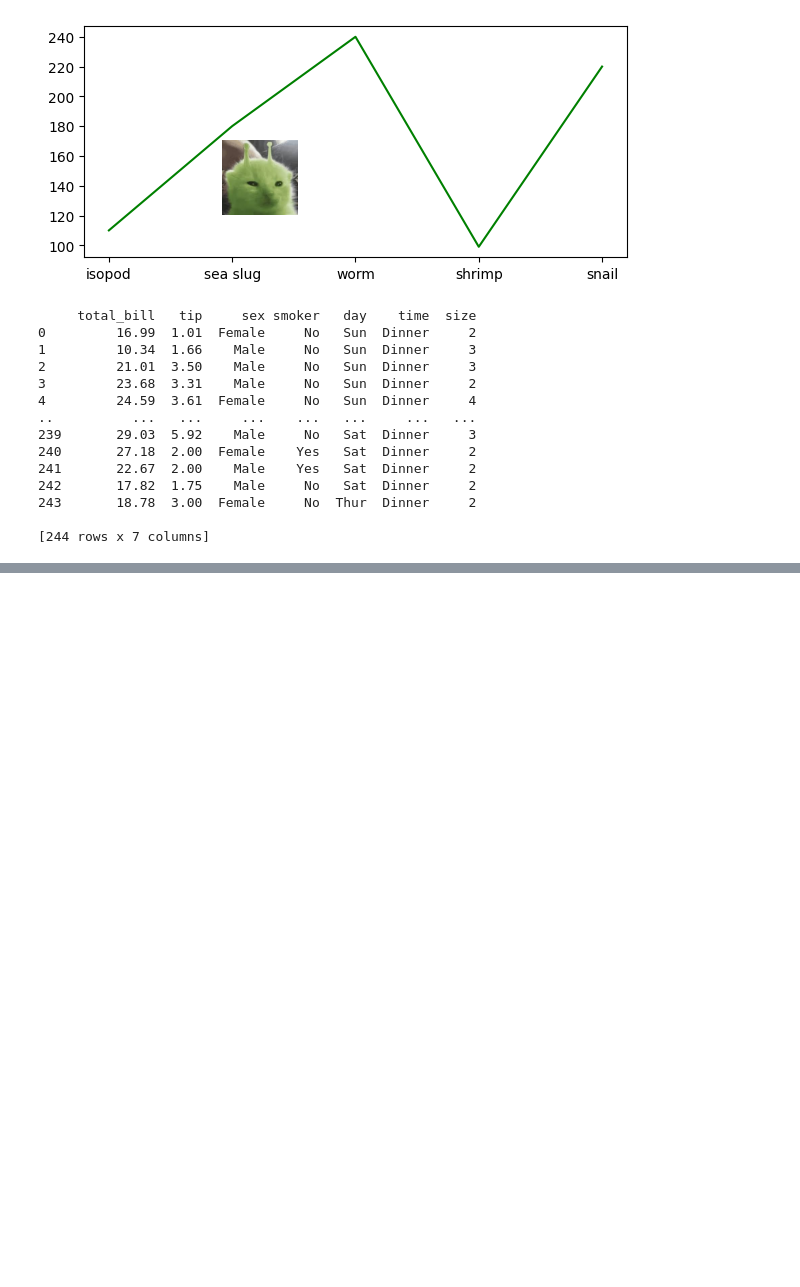
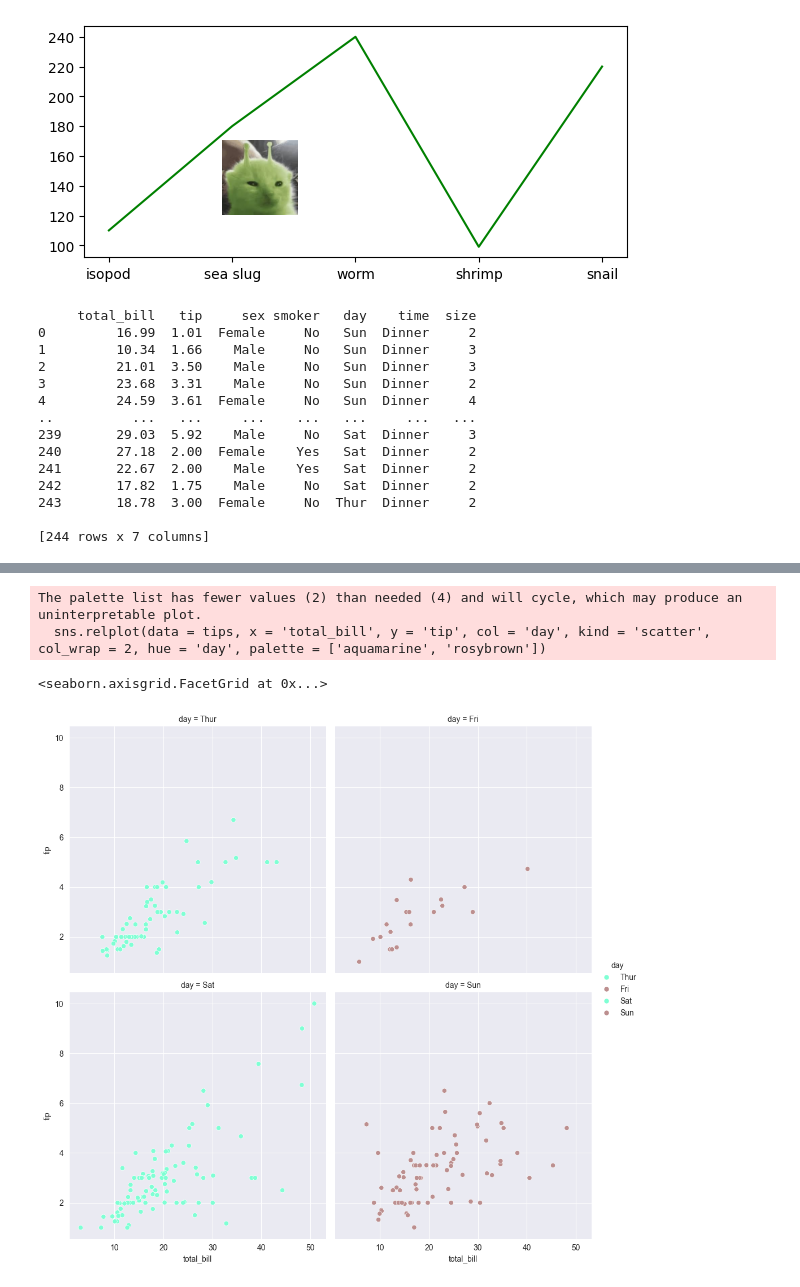
Before and after one commit to syueqiao/visualization, a Jupyter notebook: 02_activities/assignments/participation/2026.01.29.session5.ipynb, the cells around one changed output, grey strips where cells are left out. Cells and saved outputs as stored; diff of their text form; code cells hidden in the pictures; blank space fills up the shorter version.

```diff
--- a/02_activities/assignments/participation/2026.01.29.session5.ipynb
+++ b/02_activities/assignments/participation/2026.01.29.session5.ipynb
@@ -68,0 +94,7 @@ sns.lineplot(data = tips,
+# %%
+sns.relplot(data = tips, x = 'total_bill', y = 'tip', col = 'day', kind = 'scatter', col_wrap = 2, hue = 'day', palette = ['aquamarine', 'rosybrown'])
+# %% [output]
+The palette list has fewer values (2) than needed (4) and will cycle, which may produce an uninterpretable plot.
+  sns.relplot(data = tips, x = 'total_bill', y = 'tip', col = 'day', kind = 'scatter', col_wrap = 2, hue = 'day', palette = ['aquamarine', 'rosybrown'])
+<seaborn.axisgrid.FacetGrid at 0x...>
+[figure, added]
```
Also changed, not shown: parts of 12 cells of this notebook, 1 other file.
